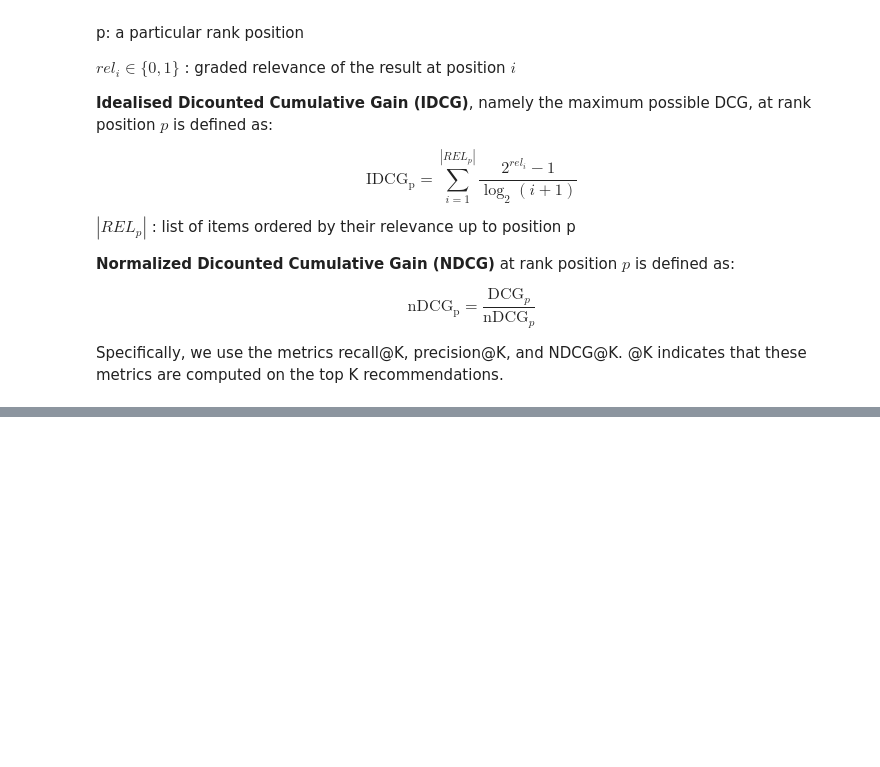
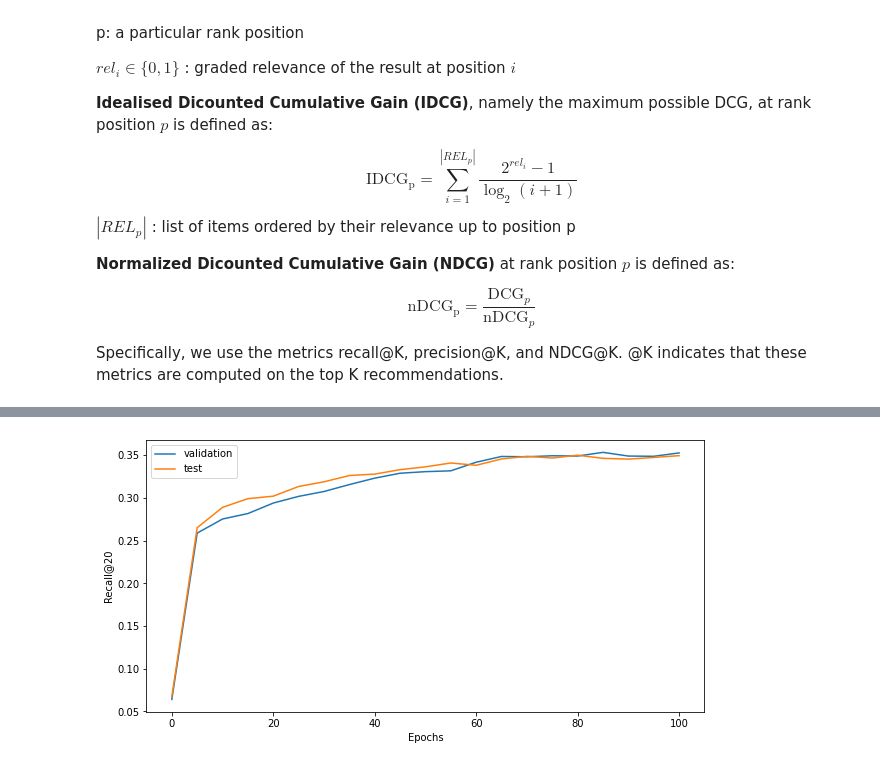
Before and after one commit to urbinaticri/GraphNeuralNetworks, a Jupyter notebook: Recommendation System/Movie Recommendation with LightGCN.ipynb, the cells around one changed output, grey strips where cells are left out. Drawn from its saved outputs; the diff is of its cells as text; code cells hidden in the pictures; blank space fills up the shorter version.

```diff
--- a/Recommendation System/Movie Recommendation with LightGCN.ipynb
+++ b/Recommendation System/Movie Recommendation with LightGCN.ipynb
@@ -698,0 +719,11 @@ title: Memento (2000), genres: Mystery|Thriller
+# %%
+plt.figure(figsize=(10,5))
+plt.plot(np.arange(0, EPOCHS+1, EVAL_STEPS), best_model_history[f'val_recall@{K}'], label="validation")
+plt.plot(np.arange(0, EPOCHS+1, EVAL_STEPS), best_model_history[f'test_recall@{K}'], label="test")
+
+plt.xlabel('Epochs')
+plt.ylabel(f'Recall@{K}')
+plt.legend(loc='upper left')
+plt.show()
+# %% [output]
+[figure, added]
```
Also changed, not shown: parts of 71 cells of this notebook, 4 other files.
